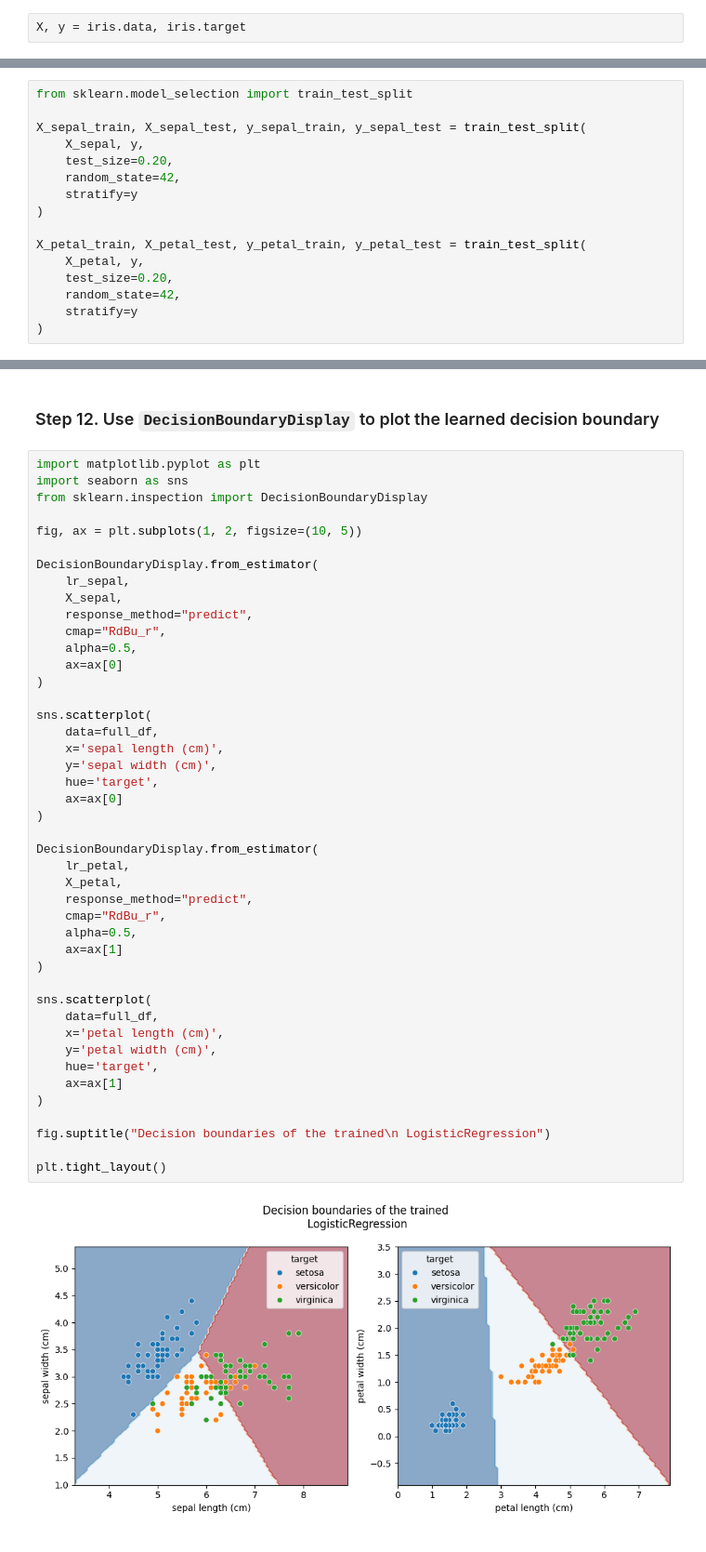
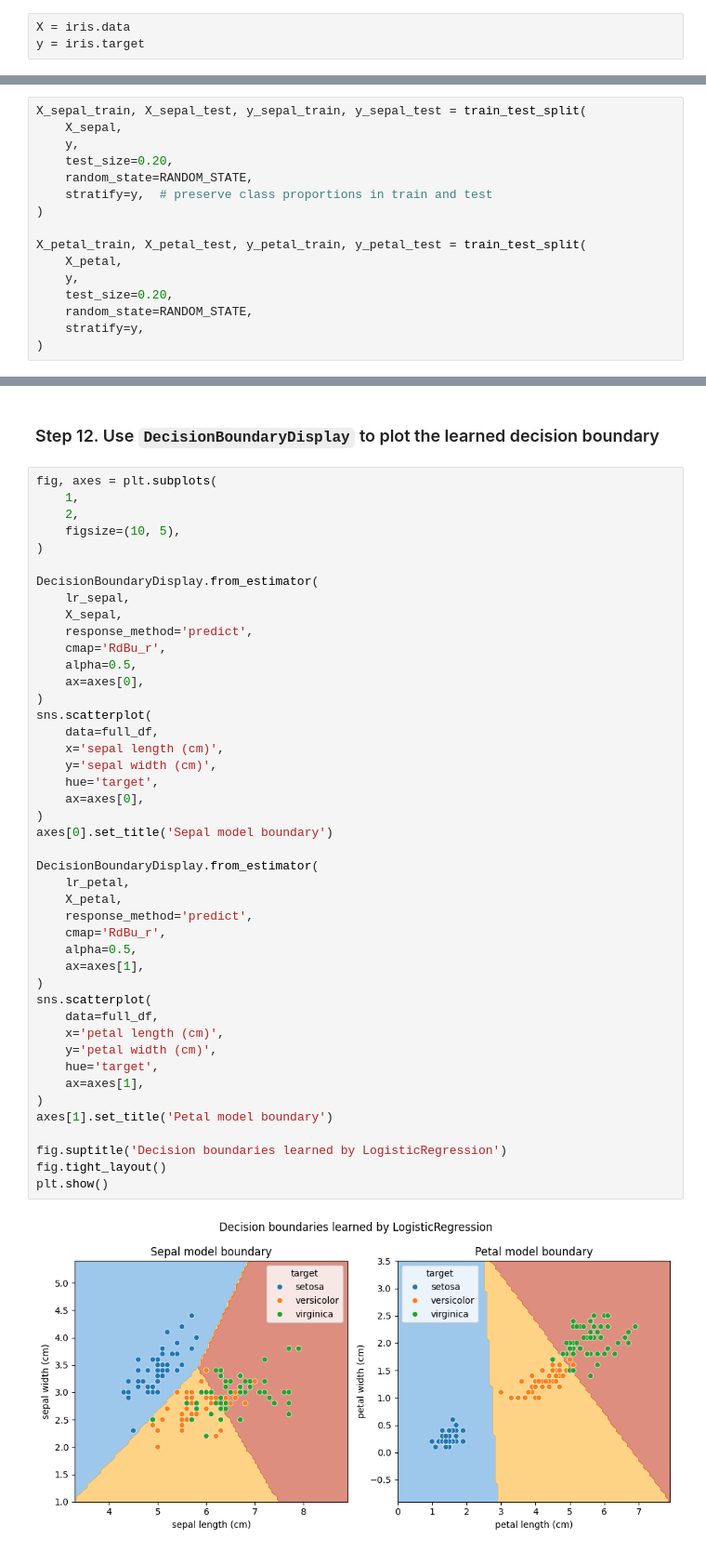
Before and after one commit to HassanAlgoz/AAI, a Jupyter notebook: courses/Machine_Learning/exercises/05/03_classification_solution.ipynb, the cells around one changed output, grey strips where cells are left out. Shown at 93% size. Drawn from its saved outputs; the diff is of its cells as text.

```diff
--- a/courses/Machine_Learning/exercises/05/03_classification_solution.ipynb
+++ b/courses/Machine_Learning/exercises/05/03_classification_solution.ipynb
@@ -15,5 +79,6 @@ iris = sklearn.datasets.load_iris(as_frame=True)
 # %% [markdown]
 ### Step 2.a Assign variables `X` to the features and `y` to the target
 # %%
-X, y = iris.data, iris.target
+X = iris.data
+y = iris.target
 # %% [markdown]
@@ -153,16 +241,16 @@ lr_petal = LogisticRegression()
 # %%
-from sklearn.model_selection import train_test_split
-
 X_sepal_train, X_sepal_test, y_sepal_train, y_sepal_test = train_test_split(
-    X_sepal, y,
+    X_sepal,
+    y,
     test_size=0.20,
-    random_state=42,
-    stratify=y
+    random_state=RANDOM_STATE,
+    stratify=y,  # preserve class proportions in train and test
 )
 
 X_petal_train, X_petal_test, y_petal_train, y_petal_test = train_test_split(
-    X_petal, y,
+    X_petal,
+    y,
     test_size=0.20,
-    random_state=42,
-    stratify=y
+    random_state=RANDOM_STATE,
+    stratify=y,
 )
@@ -196,48 +343,48 @@ Since the score is higher, we conclude that petal is more predictive of the type
 # %% [markdown]
 ### Step 12. Use `DecisionBoundaryDisplay` to plot the learned decision boundary
 # %%
-import matplotlib.pyplot as plt
-import seaborn as sns
-from sklearn.inspection import DecisionBoundaryDisplay
-
-fig, ax = plt.subplots(1, 2, figsize=(10, 5))
+fig, axes = plt.subplots(
+    1,
+    2,
+    figsize=(10, 5),
+)
 
 DecisionBoundaryDisplay.from_estimator(
     lr_sepal,
     X_sepal,
-    response_method="predict",
-    cmap="RdBu_r",
+    response_method='predict',
+    cmap='RdBu_r',
     alpha=0.5,
-    ax=ax[0]
+    ax=axes[0],
 )
-
 sns.scatterplot(
     data=full_df,
     x='sepal length (cm)',
     y='sepal width (cm)',
     hue='target',
-    ax=ax[0]
+    ax=axes[0],
 )
+axes[0].set_title('Sepal model boundary')
 
 DecisionBoundaryDisplay.from_estimator(
     lr_petal,
     X_petal,
-    response_method="predict",
-    cmap="RdBu_r",
+    response_method='predict',
+    cmap='RdBu_r',
     alpha=0.5,
-    ax=ax[1]
+    ax=axes[1],
 )
-
 sns.scatterplot(
     data=full_df,
     x='petal length (cm)',
     y='petal width (cm)',
     hue='target',
-    ax=ax[1]
+    ax=axes[1],
 )
+axes[1].set_title('Petal model boundary')
 
-fig.suptitle("Decision boundaries of the trained\n LogisticRegression")
-
-plt.tight_layout()
+fig.suptitle('Decision boundaries learned by LogisticRegression')
+fig.tight_layout()
+plt.show()
 # %% [output]
-[figure, old version]
+[figure, new version]
```
Also changed, not shown: parts of 62 cells of this notebook, 1 other file.
